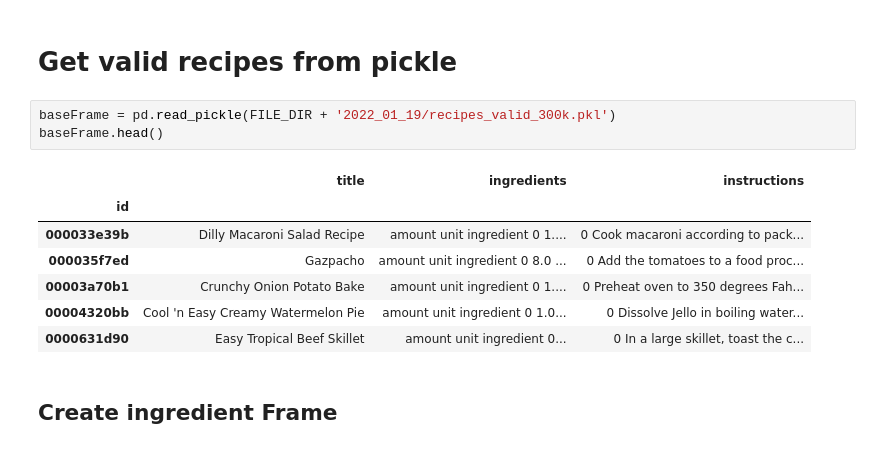
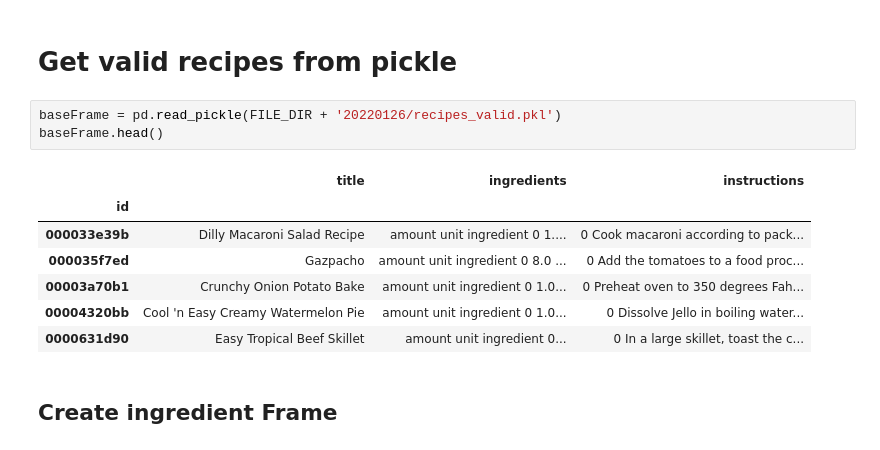
Before and after one commit to mscholl96/mad-recime, a Jupyter notebook: data/recipe1M/parser/ingEval.ipynb, the cells around one changed output. Drawn from its saved outputs; the diff is of its cells as text.

Commit message:
more stuff on ingredient evaluation

```diff
--- a/data/recipe1M/parser/ingEval.ipynb
+++ b/data/recipe1M/parser/ingEval.ipynb
@@ -49,14 +47,14 @@ FILE_DIR = 'drive/My Drive/_Master/09_KI_ML/TP2/Datasets/Recipe1M/'
 # %% [markdown]
 # Get valid recipes from pickle
 # %%
-baseFrame = pd.read_pickle(FILE_DIR + '2022_01_19/recipes_valid_300k.pkl')
+baseFrame = pd.read_pickle(FILE_DIR + '20220126/recipes_valid.pkl')
 baseFrame.head()
 # %% [output]
 |  | title | ingredients | instructions |
 | id |  |  |  |
 | 000033e39b | Dilly Macaroni Salad Recipe | amount unit ingredient 0 1.... | 0 Cook macaroni according to pack... |
 | 000035f7ed | Gazpacho | amount unit ingredient 0 8.0 ... | 0 Add the tomatoes to a food proc... |
-| 00003a70b1 | Crunchy Onion Potato Bake | amount unit ingredient 0 1.... | 0 Preheat oven to 350 degrees Fah... |
+| 00003a70b1 | Crunchy Onion Potato Bake | amount unit ingredient 0 1.0... | 0 Preheat oven to 350 degrees Fah... |
 | 00004320bb | Cool 'n Easy Creamy Watermelon Pie | amount unit ingredient 0 1.0... | 0 Dissolve Jello in boiling water... |
 | 0000631d90 | Easy Tropical Beef Skillet | amount unit ingredient 0... | 0 In a large skillet, toast the c... |
 # %% [markdown]
```
Also changed, not shown: parts of 24 cells of this notebook.
